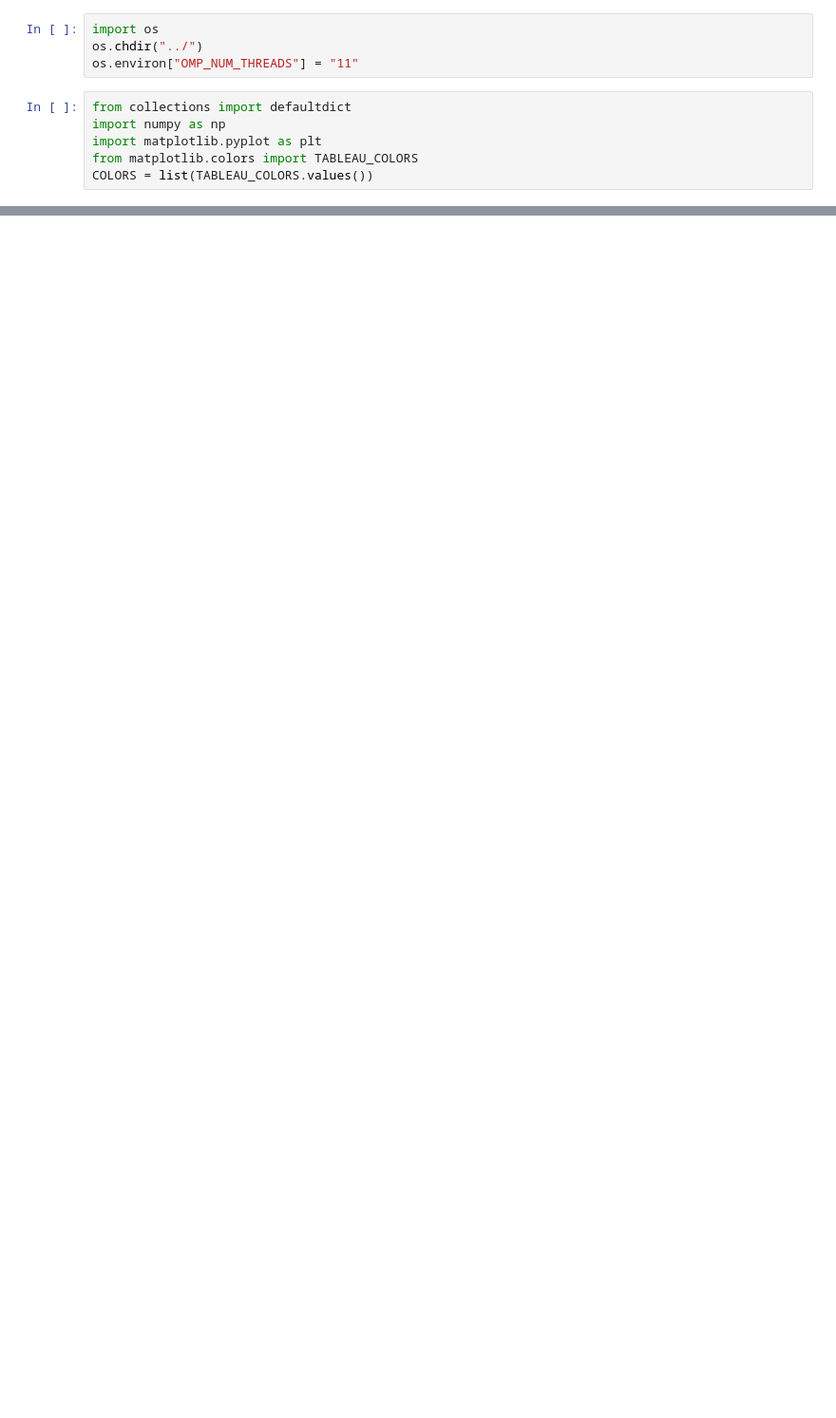
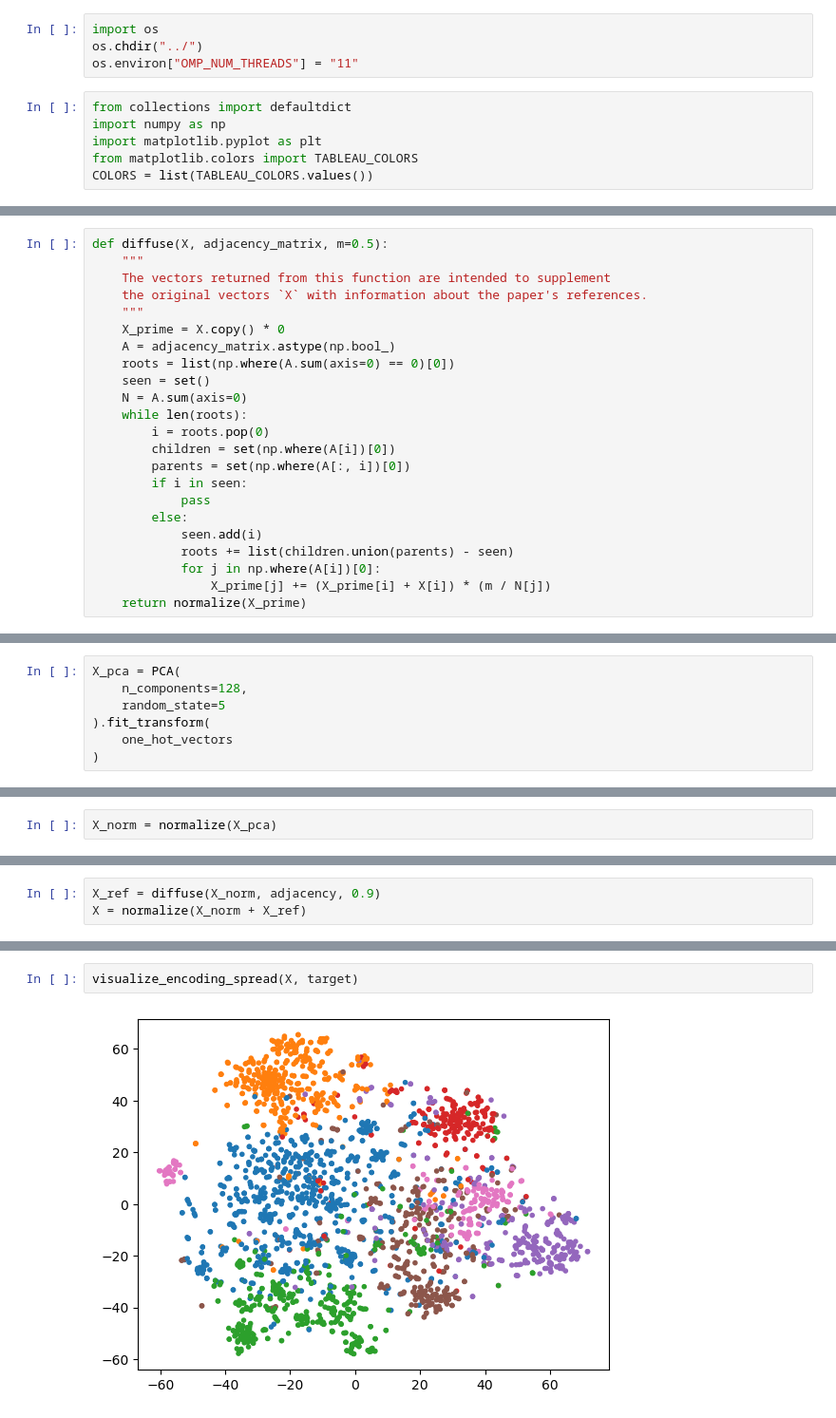
Before and after one commit to JoelStansbury/IR-pa3, a Jupyter notebook: notebooks/Clustering Playground.ipynb, the cells around one changed output, grey strips where cells are left out. Shown: that part at 95% size. Saved outputs shown, nothing was run; the diff lists cells and outputs as text; blank space fills up the shorter version.

```diff
--- a/notebooks/Clustering Playground.ipynb
+++ b/notebooks/Clustering Playground.ipynb
@@ -125,0 +133,23 @@ acc: 0.56  nmi: 0.31 ars: 0.23
+# %%
+def diffuse(X, adjacency_matrix, m=0.5):
+    """
+    The vectors returned from this function are intended to supplement
+    the original vectors `X` with information about the paper's references.
+    """
+    X_prime = X.copy() * 0
+    A = adjacency_matrix.astype(np.bool_)
+    roots = list(np.where(A.sum(axis=0) == 0)[0])
+    seen = set()
+    N = A.sum(axis=0)
+    while len(roots):
+        i = roots.pop(0)
+        children = set(np.where(A[i])[0])
+        parents = set(np.where(A[:, i])[0])
+        if i in seen:
+            pass
+        else:
+            seen.add(i)
+            roots += list(children.union(parents) - seen)
+            for j in np.where(A[i])[0]:
+                X_prime[j] += (X_prime[i] + X[i]) * (m / N[j])
+    return normalize(X_prime)
@@ -125,0 +160,7 @@ acc: 0.56  nmi: 0.31 ars: 0.23
+# %%
+X_pca = PCA(
+    n_components=128,
+    random_state=5
+).fit_transform(
+    one_hot_vectors
+)
@@ -125,0 +179,2 @@ acc: 0.56  nmi: 0.31 ars: 0.23
+# %%
+X_norm = normalize(X_pca)
@@ -125,0 +193,3 @@ acc: 0.56  nmi: 0.31 ars: 0.23
+# %%
+X_ref = diffuse(X_norm, adjacency, 0.9)
+X = normalize(X_norm + X_ref)
@@ -125,0 +207,4 @@ acc: 0.56  nmi: 0.31 ars: 0.23
+# %%
+visualize_encoding_spread(X, target)
+# %% [output]
+[figure, added]
```
Also changed, not shown: parts of 48 cells of this notebook.
